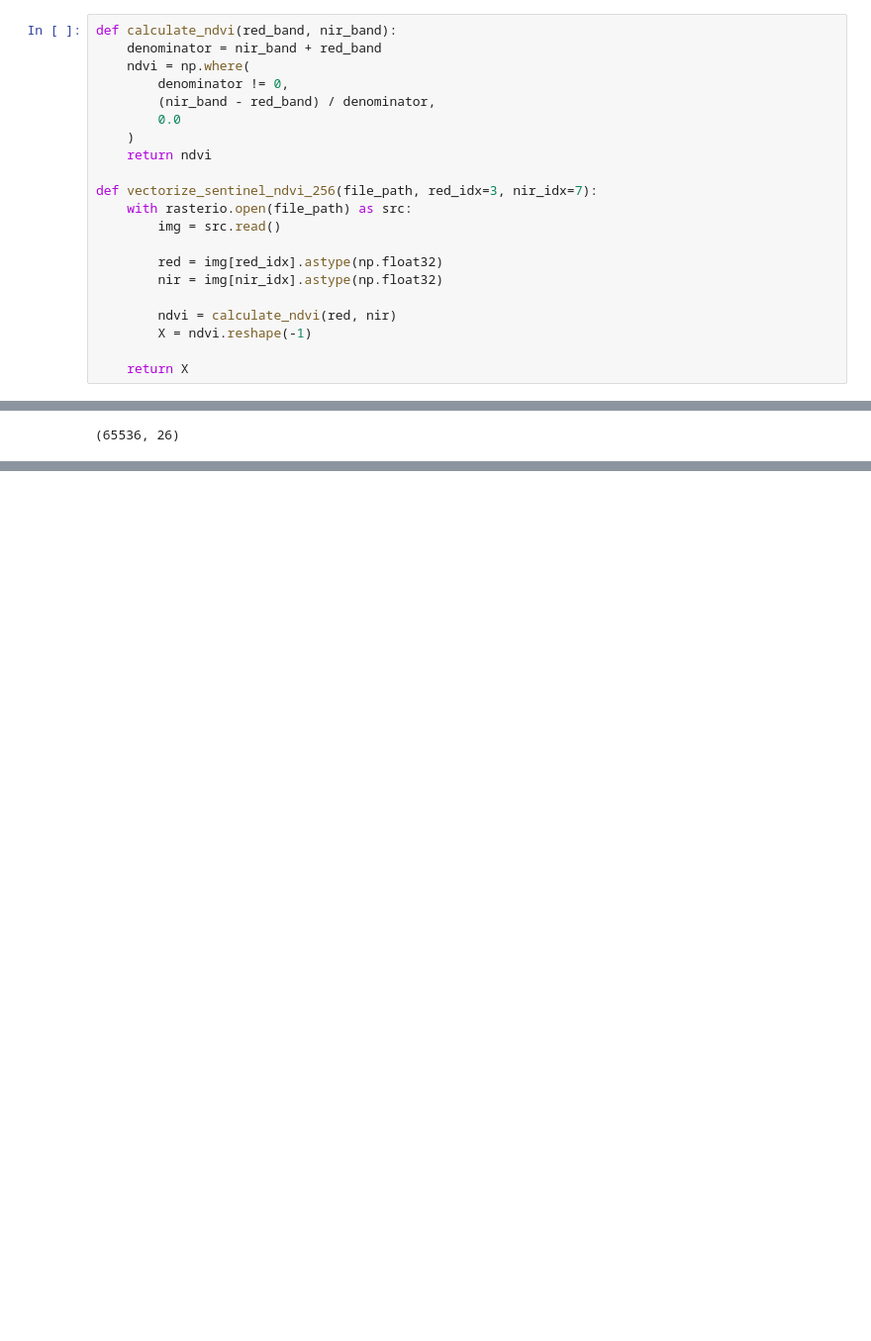
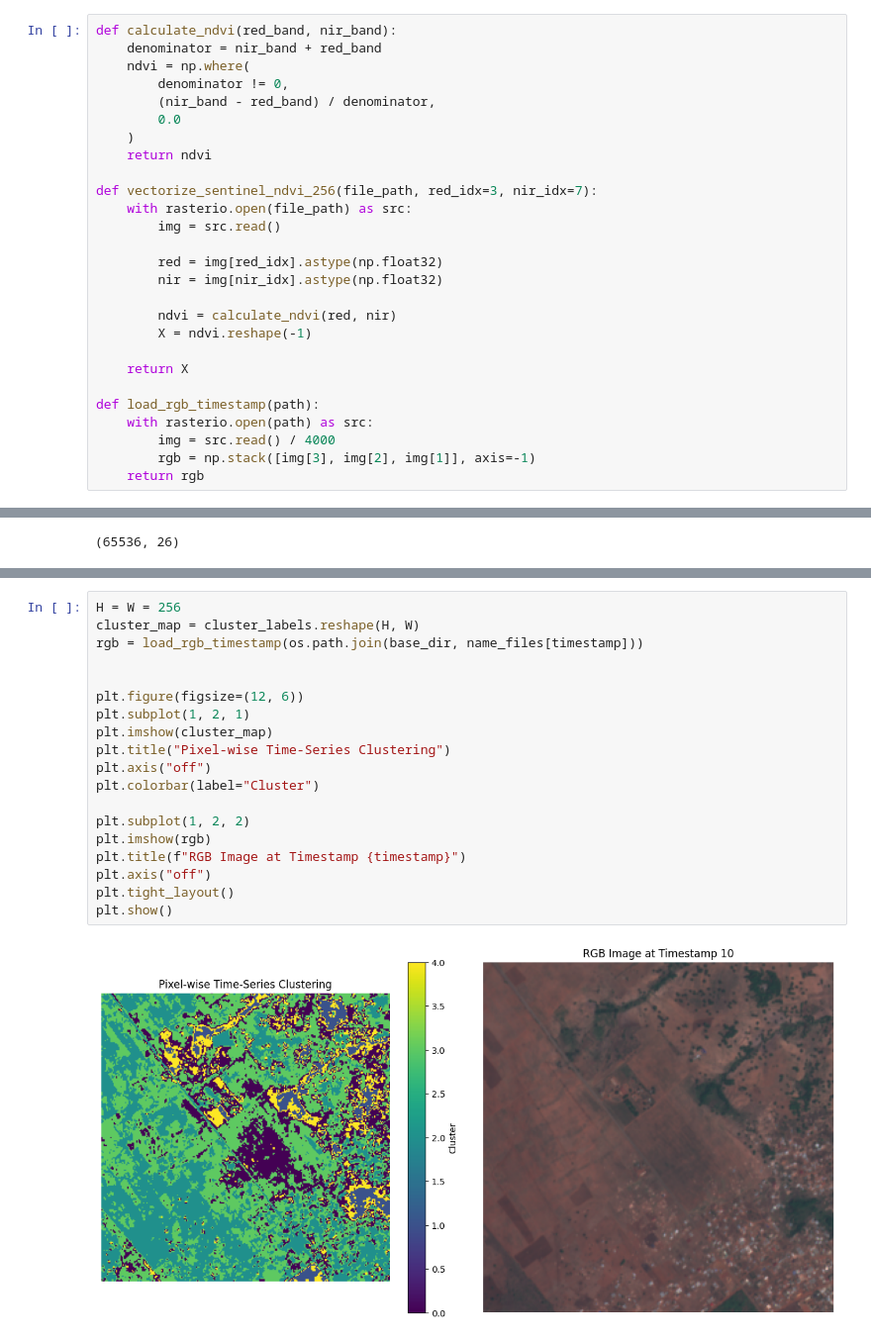
Before and after one commit to fekenzofugi/rsad-time-series, a Jupyter notebook: anomaly_detection.ipynb, the cells around one changed output, grey strips where cells are left out. Shown at 99% size. Saved outputs shown, nothing was run; the diff lists cells and outputs as text; blank space fills up the shorter version.

```diff
--- a/anomaly_detection.ipynb
+++ b/anomaly_detection.ipynb
@@ -26,6 +28,12 @@ def vectorize_sentinel_ndvi_256(file_path, red_idx=3, nir_idx=7):
         X = ndvi.reshape(-1)
 
     return X
+
+def load_rgb_timestamp(path):
+    with rasterio.open(path) as src:
+        img = src.read() / 4000
+        rgb = np.stack([img[3], img[2], img[1]], axis=-1)
+    return rgb
 # %%
 base_dir = "s2_ejura_2018_2019"
 n_files, name_files = get_files_info(base_dir)
@@ -103,0 +111,21 @@ plt.show()
+# %%
+H = W = 256
+cluster_map = cluster_labels.reshape(H, W)
+rgb = load_rgb_timestamp(os.path.join(base_dir, name_files[timestamp]))
+
+
+plt.figure(figsize=(12, 6))
+plt.subplot(1, 2, 1)
+plt.imshow(cluster_map)
+plt.title("Pixel-wise Time-Series Clustering")
+plt.axis("off")
+plt.colorbar(label="Cluster")
+
+plt.subplot(1, 2, 2)
+plt.imshow(rgb)
+plt.title(f"RGB Image at Timestamp {timestamp}")
+plt.axis("off")
+plt.tight_layout()
+plt.show()
+# %% [output]
+[figure, added]
```
Also changed, not shown: parts of 6 cells of this notebook, 3 other files.
